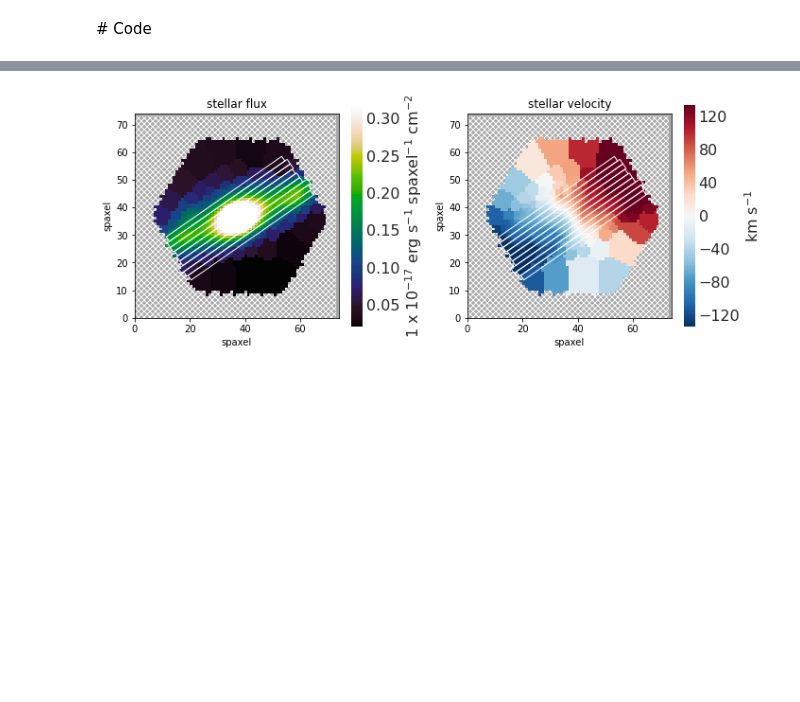
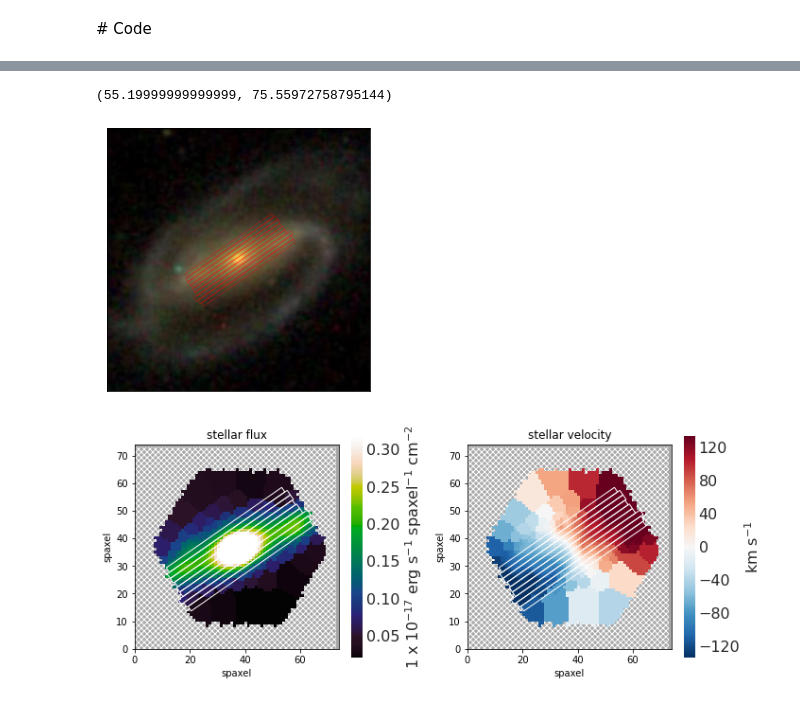
Before and after one commit to tobiasgeron/Tremaine_Weinberg, a Jupyter notebook: Example.ipynb, the cells around one changed output, grey strips where cells are left out. Cells and saved outputs as stored; diff of their text form; code cells hidden in the pictures; blank space fills up the shorter version.

```diff
--- a/Example.ipynb
+++ b/Example.ipynb
@@ -61,6 +106,12 @@ print(f'{np.round(time.time() - start_time,2)} seconds elapsed.')
+# %%
+tw.PA, tw.PA_bar
+# %% [output]
+(55.19999999999999, 75.55972758795144)
 # %%
 # You can look at the galaxy by doing (image is from SDSS, obtained through Marvin)
-# tw.plot_img()
+tw.plot_img(plot_barlen = False, plot_apers = True)
+# %% [output]
+[figure, added]
 # %%
 # You can plot various maps, similar to Figure 2 in Géron et al. (2022) by doing:
 tw.plot_maps(plot_apers = True)
```
Also changed, not shown: parts of 10 cells of this notebook, 1 other file.
